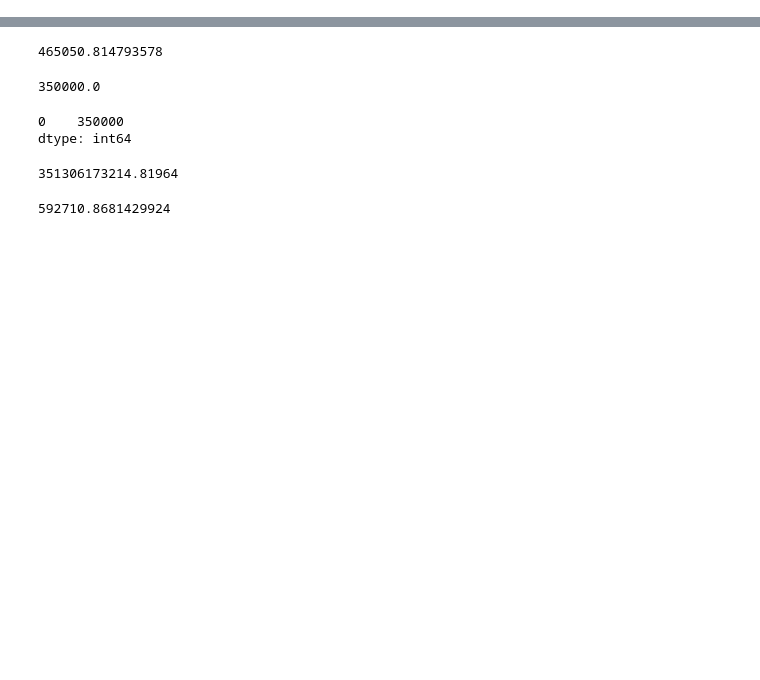
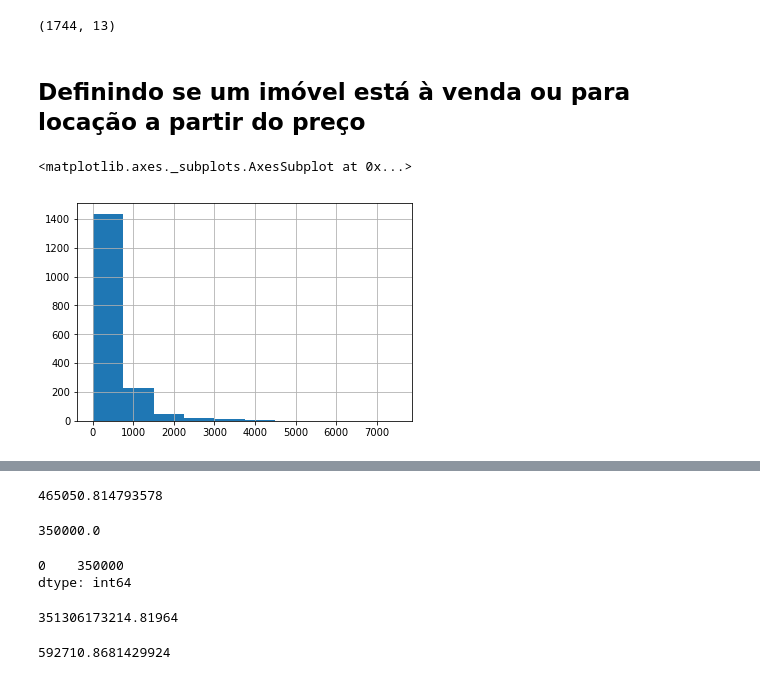
Before and after one commit to ProfLuciano/cd, a Jupyter notebook: notebooks/stats_desc.ipynb, the cells around one changed output, grey strips where cells are left out. Drawn from its saved outputs; the diff is of its cells as text; code cells hidden in the pictures; blank space fills up the shorter version.

```diff
--- a/notebooks/stats_desc.ipynb
+++ b/notebooks/stats_desc.ipynb
@@ -12,3 +12,15 @@ houses.head()
 | 2 | 255000 | -8.037247 | -34.890986 | 2.0 | 82.0 | 1.0 | 2.0 | NaN | Encruzilhada | Recife | ... |
 | 3 | 380000 | -8.047562 | -34.876964 | 3.0 | 95.0 | 2.0 | 3.0 | 1.0 | Santo Amaro | Recife | ... |
 | 4 | 300000 | -8.053580 | -34.908733 | 3.0 | 97.0 | 1.0 | 3.0 | 1.0 | Madalena | Recife | ... |
+# %%
+# Dimensões do data frame
+houses.shape
+# %% [output]
+(1744, 13)
+# %% [markdown]
+## Definindo se um imóvel está à venda ou para locação a partir do preço
+# %%
+(houses['price']/1000).hist()
+# %% [output]
+<matplotlib.axes._subplots.AxesSubplot at 0x...>
+[figure, added]
```
Also changed, not shown: parts of 34 cells of this notebook.
